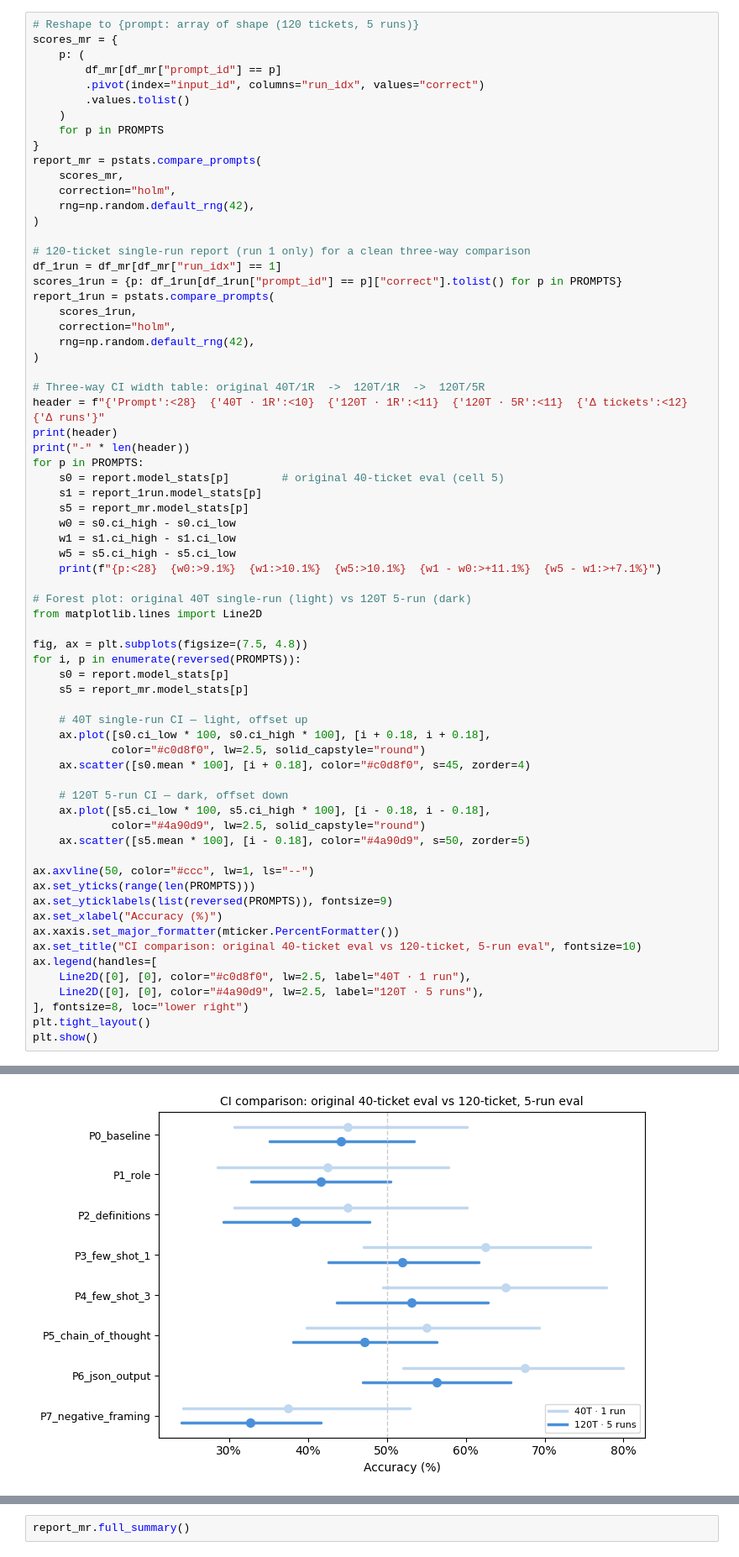
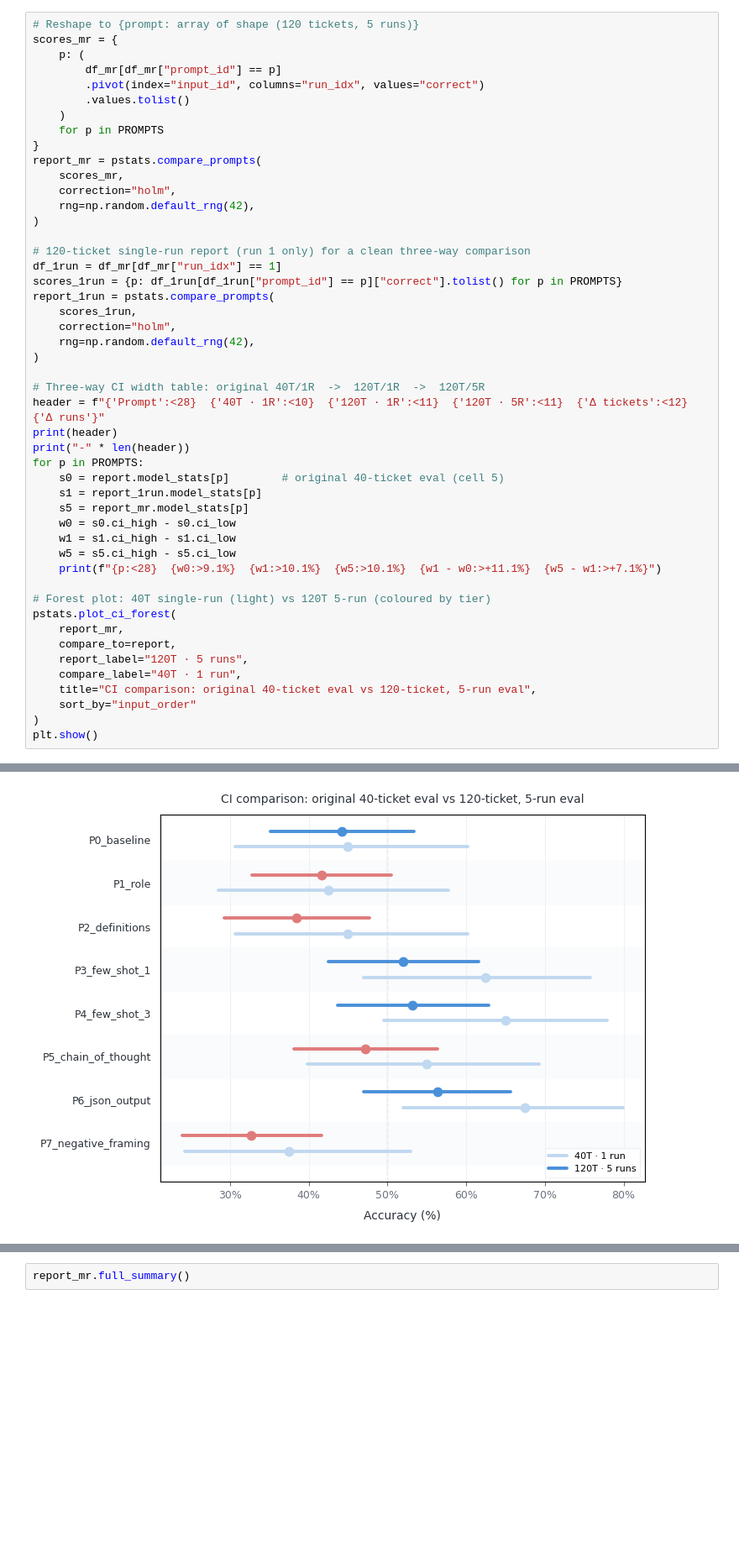
Before and after one commit to ianarawjo/evalstats, a Jupyter notebook: website/notebooks/best-prompt.ipynb, the cells around one changed output, grey strips where cells are left out. Shown at 84% size. Saved outputs shown, nothing was run; the diff lists cells and outputs as text; blank space fills up the shorter version.

```diff
--- a/website/notebooks/best-prompt.ipynb
+++ b/website/notebooks/best-prompt.ipynb
@@ -324,63 +291,43 @@ report_1run = pstats.compare_prompts(
     scores_1run,
     correction="holm",
     rng=np.random.default_rng(42),
 )
 
 # Three-way CI width table: original 40T/1R  ->  120T/1R  ->  120T/5R
 header = f"{'Prompt':<28}  {'40T · 1R':<10}  {'120T · 1R':<11}  {'120T · 5R':<11}  {'Δ tickets':<12}  {'Δ runs'}"
 print(header)
 print("-" * len(header))
 for p in PROMPTS:
     s0 = report.model_stats[p]        # original 40-ticket eval (cell 5)
     s1 = report_1run.model_stats[p]
     s5 = report_mr.model_stats[p]
     w0 = s0.ci_high - s0.ci_low
     w1 = s1.ci_high - s1.ci_low
     w5 = s5.ci_high - s5.ci_low
     print(f"{p:<28}  {w0:>9.1%}  {w1:>10.1%}  {w5:>10.1%}  {w1 - w0:>+11.1%}  {w5 - w1:>+7.1%}")
 
-# Forest plot: original 40T single-run (light) vs 120T 5-run (dark)
-from matplotlib.lines import Line2D
-
-fig, ax = plt.subplots(figsize=(7.5, 4.8))
-for i, p in enumerate(reversed(PROMPTS)):
-    s0 = report.model_stats[p]
-    s5 = report_mr.model_stats[p]
-
-    # 40T single-run CI — light, offset up
-    ax.plot([s0.ci_low * 100, s0.ci_high * 100], [i + 0.18, i + 0.18],
-            color="#c0d8f0", lw=2.5, solid_capstyle="round")
-    ax.scatter([s0.mean * 100], [i + 0.18], color="#c0d8f0", s=45, zorder=4)
-
-    # 120T 5-run CI — dark, offset down
-    ax.plot([s5.ci_low * 100, s5.ci_high * 100], [i - 0.18, i - 0.18],
-            color="#4a90d9", lw=2.5, solid_capstyle="round")
-    ax.scatter([s5.mean * 100], [i - 0.18], color="#4a90d9", s=50, zorder=5)
-
-ax.axvline(50, color="#ccc", lw=1, ls="--")
-ax.set_yticks(range(len(PROMPTS)))
-ax.set_yticklabels(list(reversed(PROMPTS)), fontsize=9)
-ax.set_xlabel("Accuracy (%)")
-ax.xaxis.set_major_formatter(mticker.PercentFormatter())
-ax.set_title("CI comparison: original 40-ticket eval vs 120-ticket, 5-run eval", fontsize=10)
-ax.legend(handles=[
-    Line2D([0], [0], color="#c0d8f0", lw=2.5, label="40T · 1 run"),
-    Line2D([0], [0], color="#4a90d9", lw=2.5, label="120T · 5 runs"),
-], fontsize=8, loc="lower right")
-plt.tight_layout()
+# Forest plot: 40T single-run (light) vs 120T 5-run (coloured by tier)
+pstats.plot_ci_forest(
+    report_mr,
+    compare_to=report,
+    report_label="120T · 5 runs",
+    compare_label="40T · 1 run",
+    title="CI comparison: original 40-ticket eval vs 120-ticket, 5-run eval",
+    sort_by="input_order"
+)
 plt.show()
 # %% [output]
 Prompt                        40T · 1R    120T · 1R    120T · 5R    Δ tickets     Δ runs
 ----------------------------------------------------------------------------------------
 P0_baseline                       29.5%       19.2%       18.2%       -10.3%    -1.0%
 P1_role                           29.3%       18.7%       17.7%       -10.6%    -1.0%
 P2_definitions                    29.5%       18.8%       18.5%       -10.6%    -0.3%
 P3_few_shot_1                     28.7%       19.5%       19.1%        -9.3%    -0.4%
 P4_few_shot_3                     28.4%       19.1%       19.2%        -9.3%    +0.2%
 P5_chain_of_thought               29.5%       19.3%       18.2%       -10.2%    -1.1%
 P6_json_output                    27.9%       18.9%       18.7%        -9.0%    -0.2%
 P7_negative_framing               28.7%       18.0%       17.7%       -10.7%    -0.4%
-[figure, old version]
+[figure, new version]
 # %% [markdown]
 Notice how much tighter the dark intervals are in the plot: those are the **120-ticket, 5-run** CIs, compared against the lighter **original 40-ticket** CIs for the same prompts.
 
```
Also changed, not shown: parts of 3 cells of this notebook, 8 other files.
